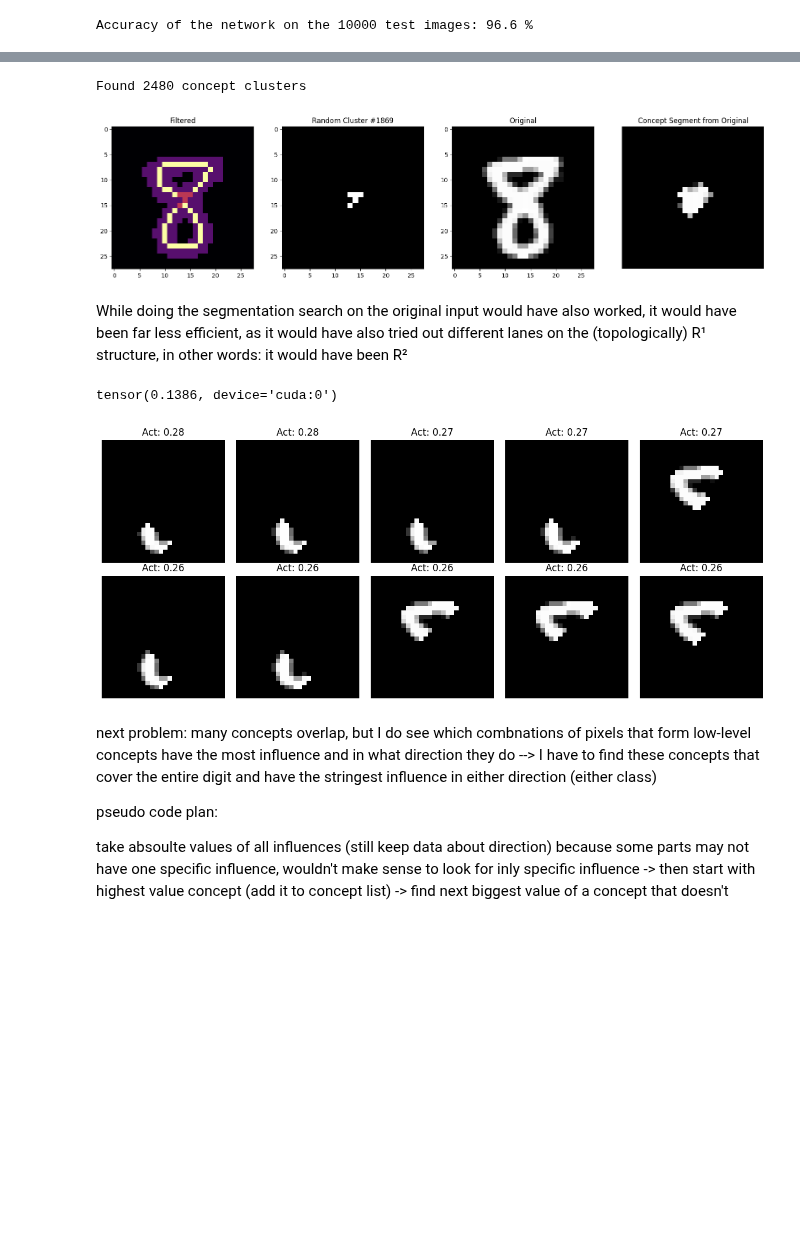
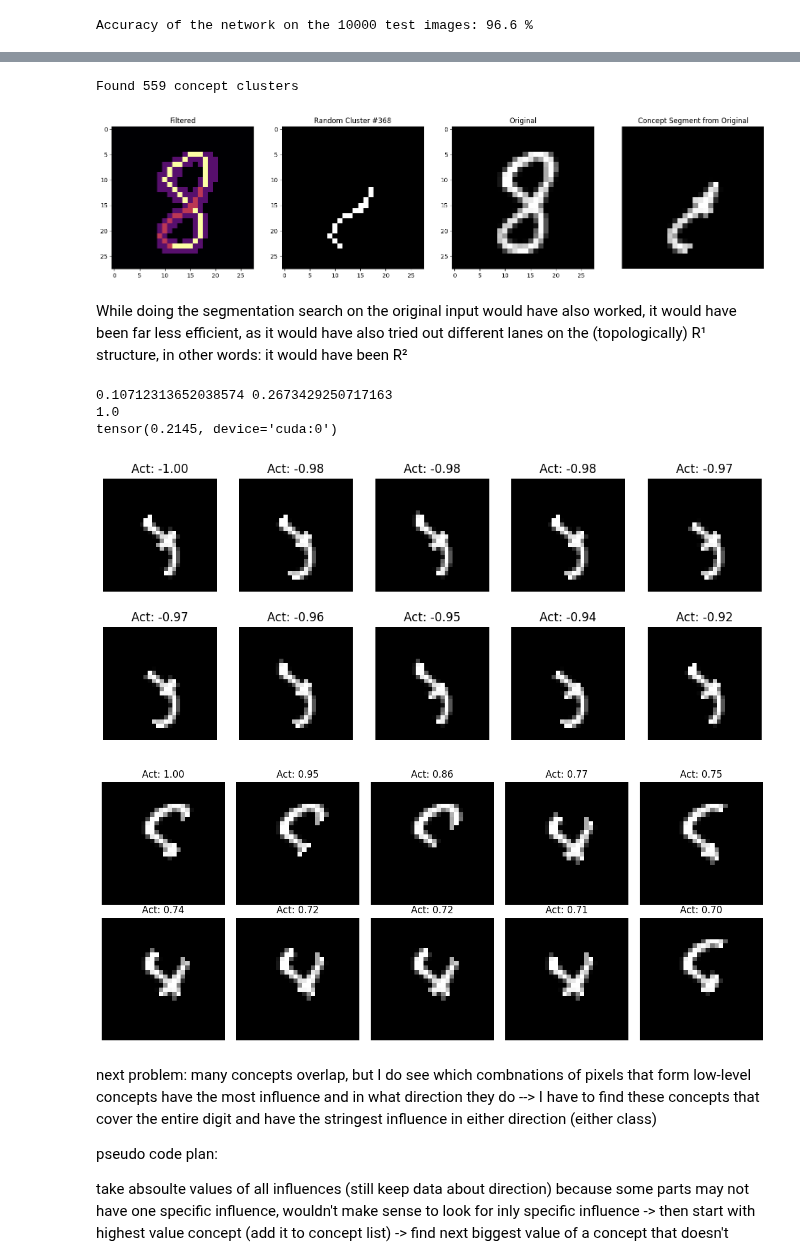
Before and after one commit to kns357/ANN_MA_Kaito, a Jupyter notebook: dce_cf_explainer_alldigits.ipynb, the cells around one changed output, grey strips where cells are left out. Cells and saved outputs as stored; diff of their text form; code cells hidden in the pictures; blank space fills up the shorter version.

Commit message:
tuned parameters for concept attribution

```diff
--- a/dce_cf_explainer_alldigits.ipynb
+++ b/dce_cf_explainer_alldigits.ipynb
@@ -262,7 +262,7 @@ def clusters_to_tensor(clusters, shape=(28, 28)):
 
 #clustering
 G = build_pixel_graph(skeleton)
-clusters = find_clusters(G, min_size=5, max_size=15)
+clusters = find_clusters(G, min_size=15, max_size=15)
 cluster_tensor = clusters_to_tensor(clusters) #[28, 28, n]
 
 
@@ -325,8 +325,8 @@ for i in range(cluster_tensor.shape[2]):
 
 #plt.imshow(original_clusters[ra.randint(0, cluster_tensor.shape[2])])
 # %% [output]
-Found 2480 concept clusters
+Found 559 concept clusters
-[figure, old version]
+[figure, new version]
 # %% [markdown]
 While doing the segmentation search on the original input would have also worked, it would have been far less efficient, as it would have also tried out different lanes on the (topologically) R¹ structure, in other words: it would have been R²
 # %%
@@ -347,11 +347,22 @@ with torch.no_grad():
 
         prob_distr = torch.sigmoid(logits/5)
 
-        confidence = (1.1 * torch.max(prob_distr) - 0.1 * (torch.sum(prob_distr)))
+        confidence = (1.1 * torch.max(prob_distr) - 0.1 * (torch.sum(prob_distr))) #how much the predicted class was activation relative to the average activaion of all other classes
 
         activations_this_class.append(confidence) #torch.max(prob_distr))
 
         #print(logits)
+
+    scalars = [x.item() for x in activations_this_class]
+    min_val = min(scalars)
+    max_val = max(scalars)
+
+    print(min_val, max_val)
+
+    zero_point = min_val + (max_val-min_val)/2
+    max_factor = 1/(max_val-zero_point)
+
+    print(max_factor * (max_val - zero_point))
 
     """        scalars = [x.item() for x in activations_this_class]
             min_val = min(scalars)
@@ -363,29 +374,49 @@ with torch.no_grad():
     """
 
     print(activations_this_class[0])
+
+
+
+def normalise_importance(val):
+    return max_factor * (val - zero_point)
 # %% [output]
-tensor(0.1386, device='cuda:0')
+0.10712313652038574 0.2673429250717163
+1.0
+tensor(0.2145, device='cuda:0')
 # %%
 #get highest actiations and plot the corresponding img:
 
 activations = torch.tensor([a.item() for a in activations_this_class])
+
+last10_values, last10_indices = torch.topk(activations, 10, largest=False)
+last10_tensors = [original_clusters[idx] for idx in last10_indices]
+
 top10_values, top10_indices = torch.topk(activations, 10, largest=True)
-
 top10_tensors = [original_clusters[idx] for idx in top10_indices]
 
 fig, axs = plt.subplots(2, 5, figsize=(12, 5))
 axs = axs.flatten()
 
 for i, ax in enumerate(axs):
+    im = last10_tensors[i]
+    ax.imshow(im.numpy(), cmap='gray')
+    ax.set_title(f"Act: {normalise_importance(last10_values[i]):.2f}")
+    ax.axis('off')
+
+fig2, axs2 = plt.subplots(2, 5, figsize=(12, 5))
+axs2 = axs2.flatten()
+
+for i, ax in enumerate(axs2):
     im = top10_tensors[i]
     ax.imshow(im.numpy(), cmap='gray')
-    ax.set_title(f"Act: {top10_values[i]:.2f}")
+    ax.set_title(f"Act: {normalise_importance(top10_values[i]):.2f}")
     ax.axis('off')
 
 plt.tight_layout()
 plt.show()
 # %% [output]
-[figure, old version]
+[figure, new version]
+[figure, added]
 # %% [markdown]
 next problem: many concepts overlap, but I do see which combnations of pixels that form low-level concepts have the most influence and in what direction they do
 --> I have to find these concepts that cover the entire digit and have the stringest influence in either direction (either class)
```
Also changed, not shown: parts of 11 cells of this notebook, 1 other file.
